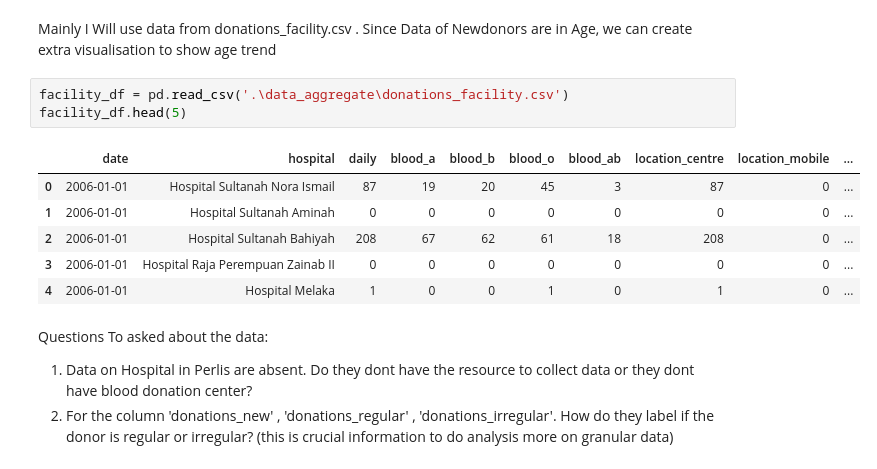
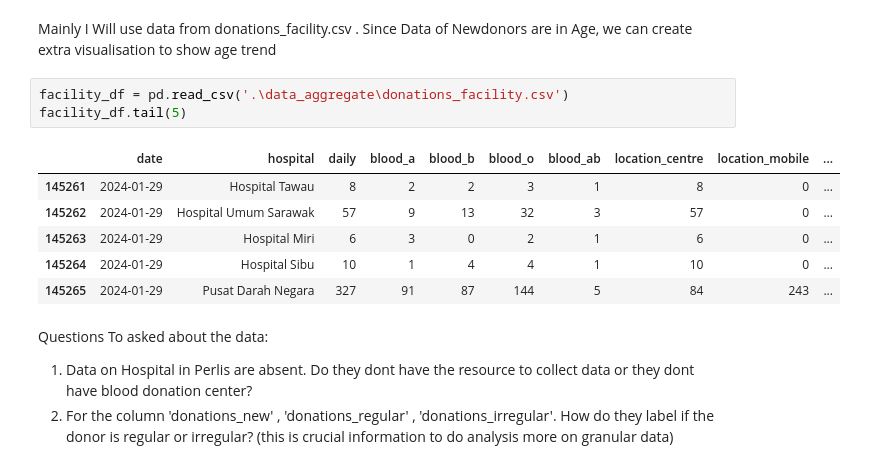
Before and after one commit to adleefuad/blood_donation, a Jupyter notebook: EDA.ipynb, the cells around one changed output. Saved outputs shown, nothing was run; the diff lists cells and outputs as text.

```diff
--- a/EDA.ipynb
+++ b/EDA.ipynb
@@ -36,14 +42,14 @@ from mpl_toolkits.axes_grid1.inset_locator import inset_axes
 Mainly I Will use data from donations_facility.csv . Since Data of Newdonors are in Age, we can create extra visualisation to show age trend
 # %%
 facility_df = pd.read_csv('.\data_aggregate\donations_facility.csv')
-facility_df.head(5)
+facility_df.tail(5)
 # %% [output]
 |  | date | hospital | daily | blood_a | blood_b | blood_o | blood_ab | location_centre | location_mobile | ... |
-| 0 | 2006-01-01 | Hospital Sultanah Nora Ismail | 87 | 19 | 20 | 45 | 3 | 87 | 0 | ... |
-| 1 | 2006-01-01 | Hospital Sultanah Aminah | 0 | 0 | 0 | 0 | 0 | 0 | 0 | ... |
-| 2 | 2006-01-01 | Hospital Sultanah Bahiyah | 208 | 67 | 62 | 61 | 18 | 208 | 0 | ... |
-| 3 | 2006-01-01 | Hospital Raja Perempuan Zainab II | 0 | 0 | 0 | 0 | 0 | 0 | 0 | ... |
-| 4 | 2006-01-01 | Hospital Melaka | 1 | 0 | 0 | 1 | 0 | 1 | 0 | ... |
+| 145261 | 2024-01-29 | Hospital Tawau | 8 | 2 | 2 | 3 | 1 | 8 | 0 | ... |
+| 145262 | 2024-01-29 | Hospital Umum Sarawak | 57 | 9 | 13 | 32 | 3 | 57 | 0 | ... |
+| 145263 | 2024-01-29 | Hospital Miri | 6 | 3 | 0 | 2 | 1 | 6 | 0 | ... |
+| 145264 | 2024-01-29 | Hospital Sibu | 10 | 1 | 4 | 4 | 1 | 10 | 0 | ... |
+| 145265 | 2024-01-29 | Pusat Darah Negara | 327 | 91 | 87 | 144 | 5 | 84 | 243 | ... |
 # %% [markdown]
 Questions To asked about the data:
 1. Data on Hospital in Perlis are absent. Do they dont have the resource to collect data or they dont have blood donation center?
```
Also changed, not shown: parts of 26 cells of this notebook, 2 other files.
